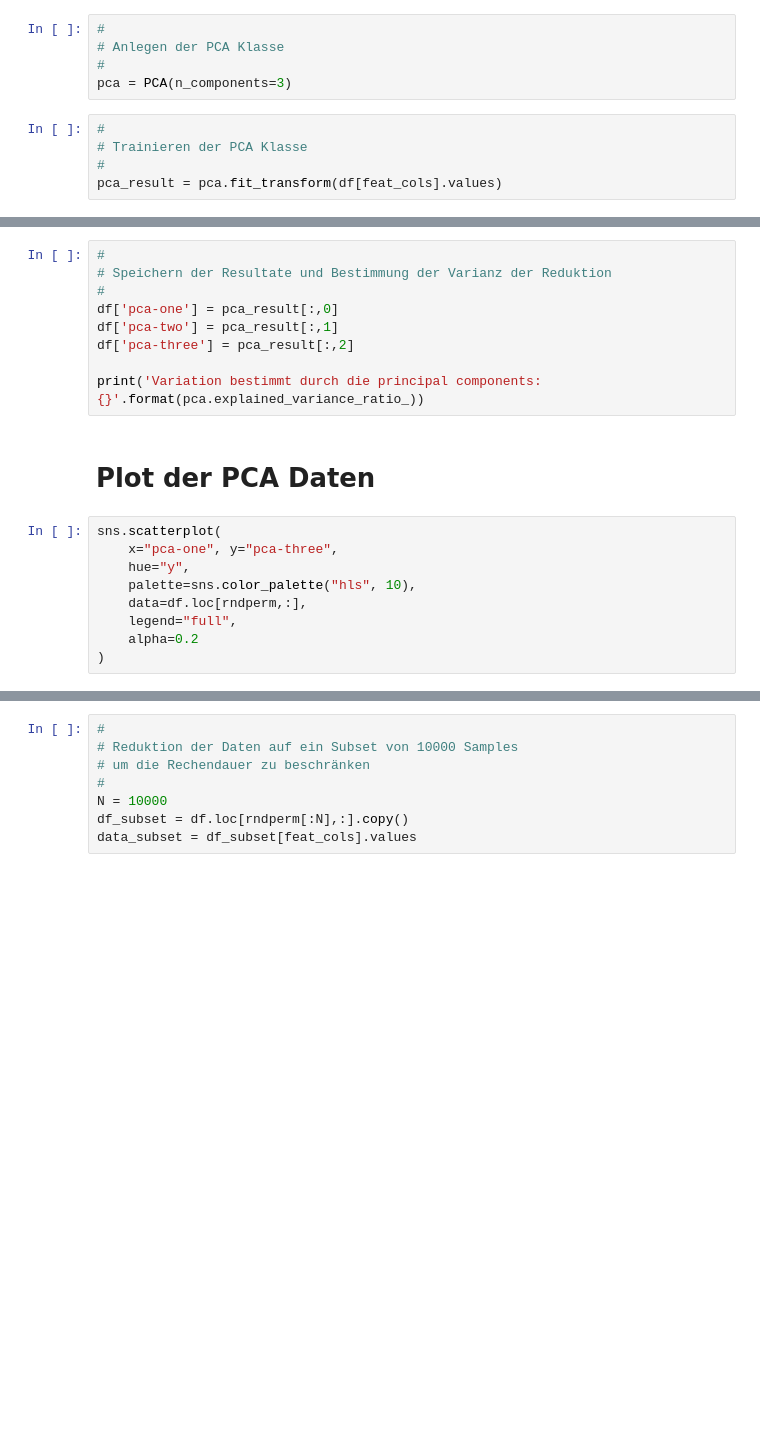
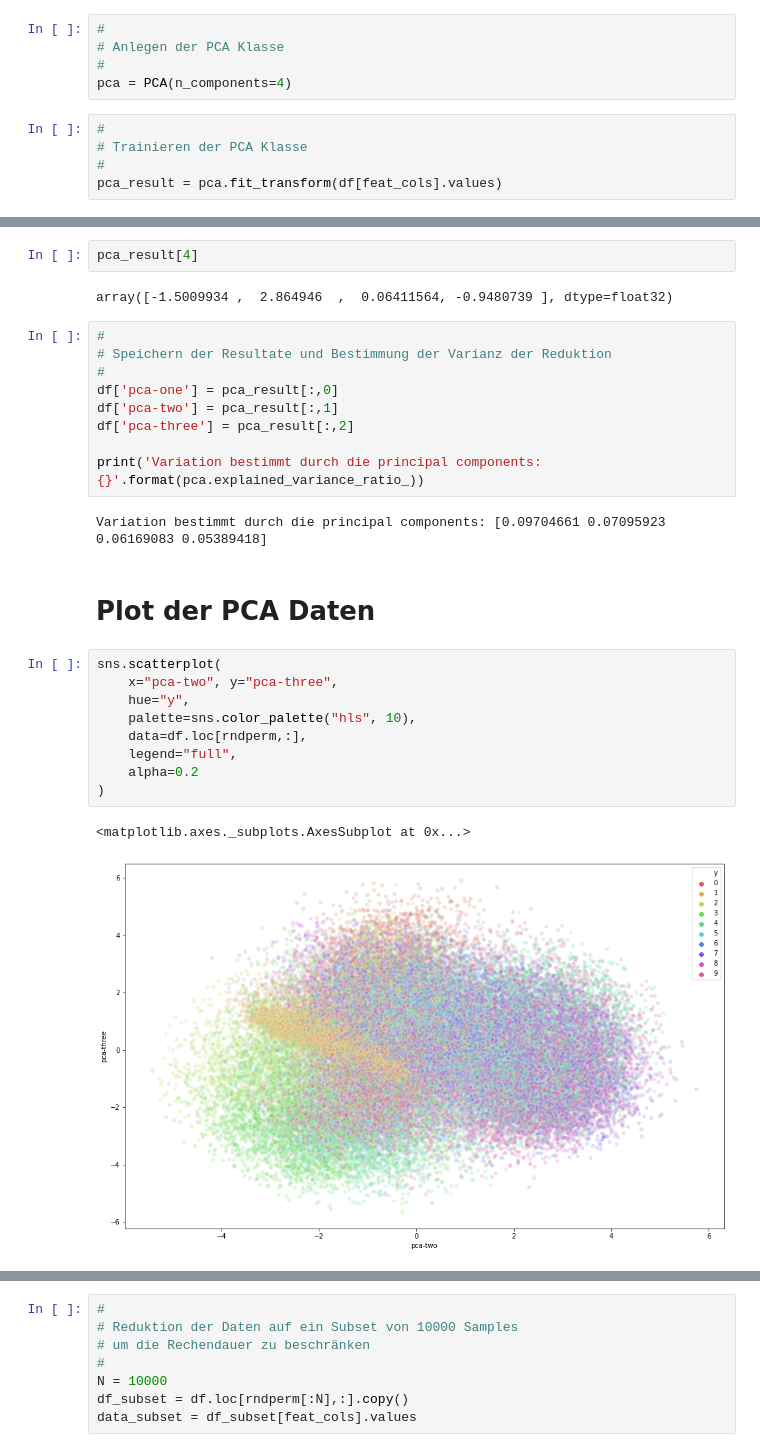
Before and after one commit to ditomax/mlwifianwender, a Jupyter notebook: 14 Anwendungsbeispiel Dimensionality reduction and clustering.ipynb, the cells around one changed output, grey strips where cells are left out. Saved outputs shown, nothing was run; the diff lists cells and outputs as text; blank space fills up the shorter version.

```diff
--- a/14 Anwendungsbeispiel Dimensionality reduction and clustering.ipynb
+++ b/14 Anwendungsbeispiel Dimensionality reduction and clustering.ipynb
@@ -110,7 +131,7 @@ plt.show()
 #
 # Anlegen der PCA Klasse
 #
-pca = PCA(n_components=3)
+pca = PCA(n_components=4)
 # %%
 #
 # Trainieren der PCA Klasse
@@ -119,3 +148,7 @@ pca_result = pca.fit_transform(df[feat_cols].values)
+# %%
+pca_result[4]
+# %% [output]
+array([-1.5009934 ,  2.864946  ,  0.06411564, -0.9480739 ], dtype=float32)
 # %%
 #
 # Speichern der Resultate und Bestimmung der Varianz der Reduktion
@@ -125,17 +158,22 @@ df['pca-two'] = pca_result[:,1]
 df['pca-three'] = pca_result[:,2]
 
 print('Variation bestimmt durch die principal components: {}'.format(pca.explained_variance_ratio_))
+# %% [output]
+Variation bestimmt durch die principal components: [0.09704661 0.07095923 0.06169083 0.05389418]
 # %% [markdown]
 # Plot der PCA Daten
 # %%
 sns.scatterplot(
-    x="pca-one", y="pca-three",
+    x="pca-two", y="pca-three",
     hue="y",
     palette=sns.color_palette("hls", 10),
     data=df.loc[rndperm,:],
     legend="full",
     alpha=0.2
 )
+# %% [output]
+<matplotlib.axes._subplots.AxesSubplot at 0x...>
+[figure, added]
 # %%
 #
 # 3D plot der gleichen PCA
```
Also changed, not shown: parts of 17 cells of this notebook, 13 other files.
